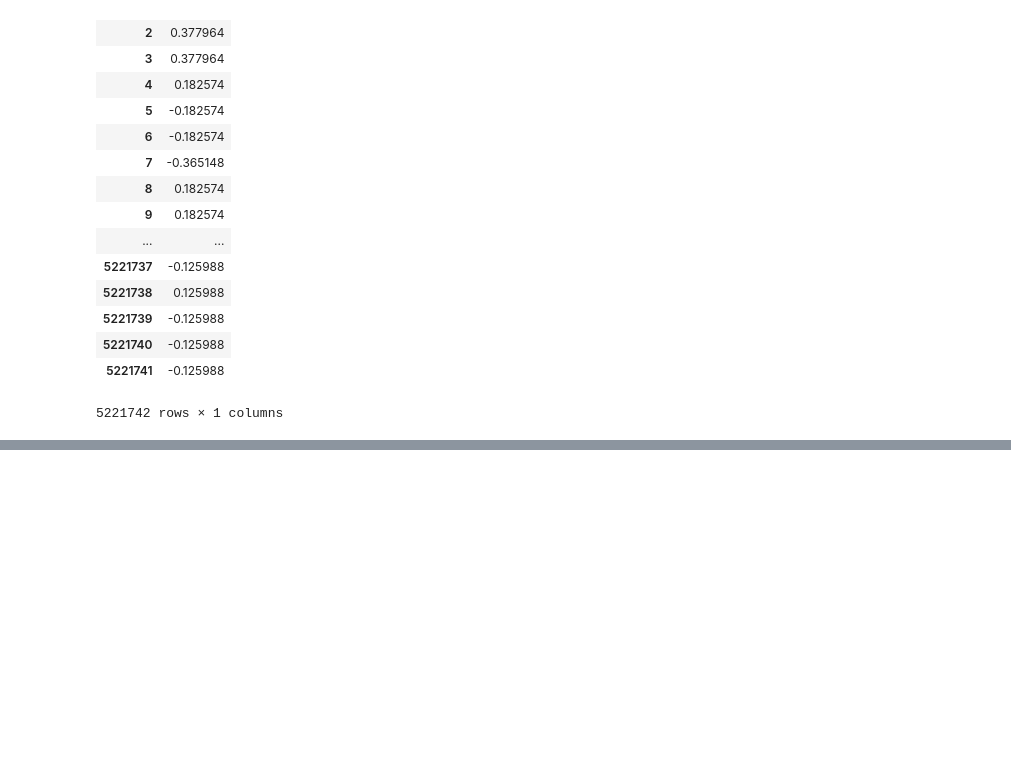
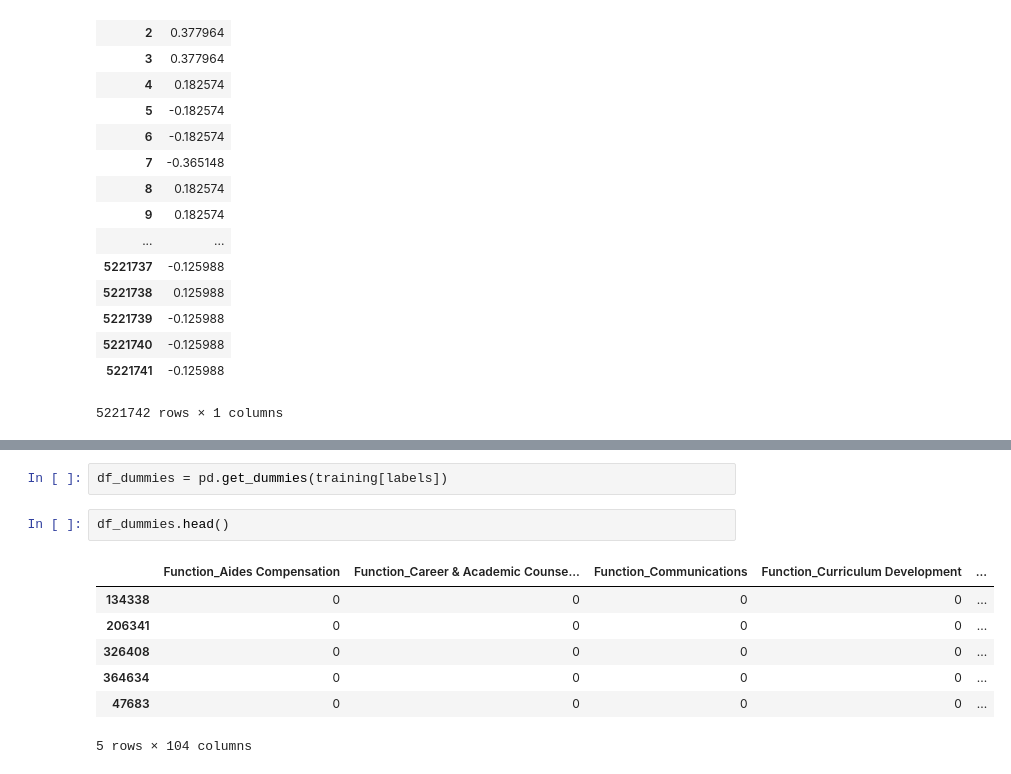
Before and after one commit to nymarya/school-budgets-for-education, a Jupyter notebook: notebooks/1_0_mayra_preprocessing.ipynb, the cells around one changed output, grey strips where cells are left out. Cells and saved outputs as stored; diff of their text form; blank space fills up the shorter version.

```diff
--- a/notebooks/1_0_mayra_preprocessing.ipynb
+++ b/notebooks/1_0_mayra_preprocessing.ipynb
@@ -203,0 +307,12 @@ hashed_df
+# %%
+df_dummies = pd.get_dummies(training[labels])
+# %%
+df_dummies.head()
+# %% [output]
+|  | Function_Aides Compensation | Function_Career & Academic Counse... | Function_Communications | Function_Curriculum Development | ... |
+| 134338 | 0 | 0 | 0 | 0 | ... |
+| 206341 | 0 | 0 | 0 | 0 | ... |
+| 326408 | 0 | 0 | 0 | 0 | ... |
+| 364634 | 0 | 0 | 0 | 0 | ... |
+| 47683 | 0 | 0 | 0 | 0 | ... |
+5 rows × 104 columns
```
Also changed, not shown: parts of 19 cells of this notebook.
